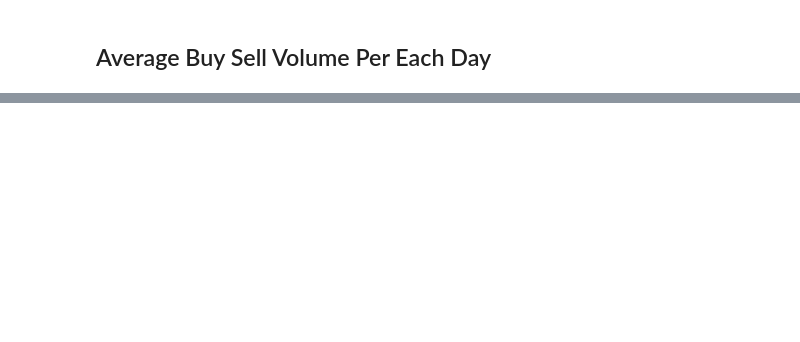
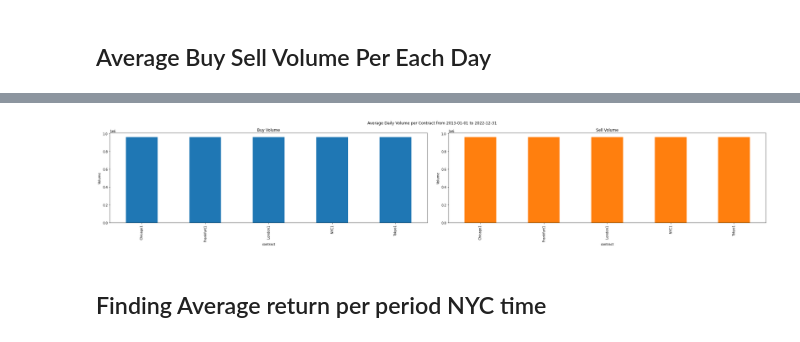
Before and after one commit to diegodalvarez/SyntheticFuturesAnalysis, a Jupyter notebook: notebook/Analysis.ipynb, the cells around one changed output, grey strips where cells are left out. Cells and saved outputs as stored; diff of their text form; code cells hidden in the pictures; blank space fills up the shorter version.

```diff
--- a/notebook/Analysis.ipynb
+++ b/notebook/Analysis.ipynb
@@ -462,0 +468,29 @@ daily_volume.query("contract_name == 'Chicago1'").set_index("date")[["sell_vol"]
+# %%
+def plot_avg_vol_bar(df_price: pd.DataFrame):
+
+    avg_volume = get_avg_volume(df_price)
+    fig, axes = plt.subplots(figsize = (30,6))
+
+    (avg_volume.
+        rename(columns = {
+            "buy_vol": "Buy Volume",
+            "sell_vol": "Sell Volume"}).
+        plot(
+            kind = "bar",
+            subplots = True,
+            legend = False,
+            layout = (1,2),
+            ax = axes,
+            ylabel = "Volume",
+            xlabel = "contract"))
+
+    fig.suptitle("Average Daily Volume per Contract from {} to {}".format(
+        df_price.local_time.min().date(),
+        df_price.local_time.max().date()))
+
+    plt.tight_layout(pad = 3)
+    plt.show()
+
+plot_avg_vol_bar(df_price)
+# %% [output]
+[figure, added]
@@ -462,0 +500,2 @@ daily_volume.query("contract_name == 'Chicago1'").set_index("date")[["sell_vol"]
+# %% [markdown]
+## Finding Average return per period NYC time
```
Also changed, not shown: parts of 19 cells of this notebook, 3 other files.
